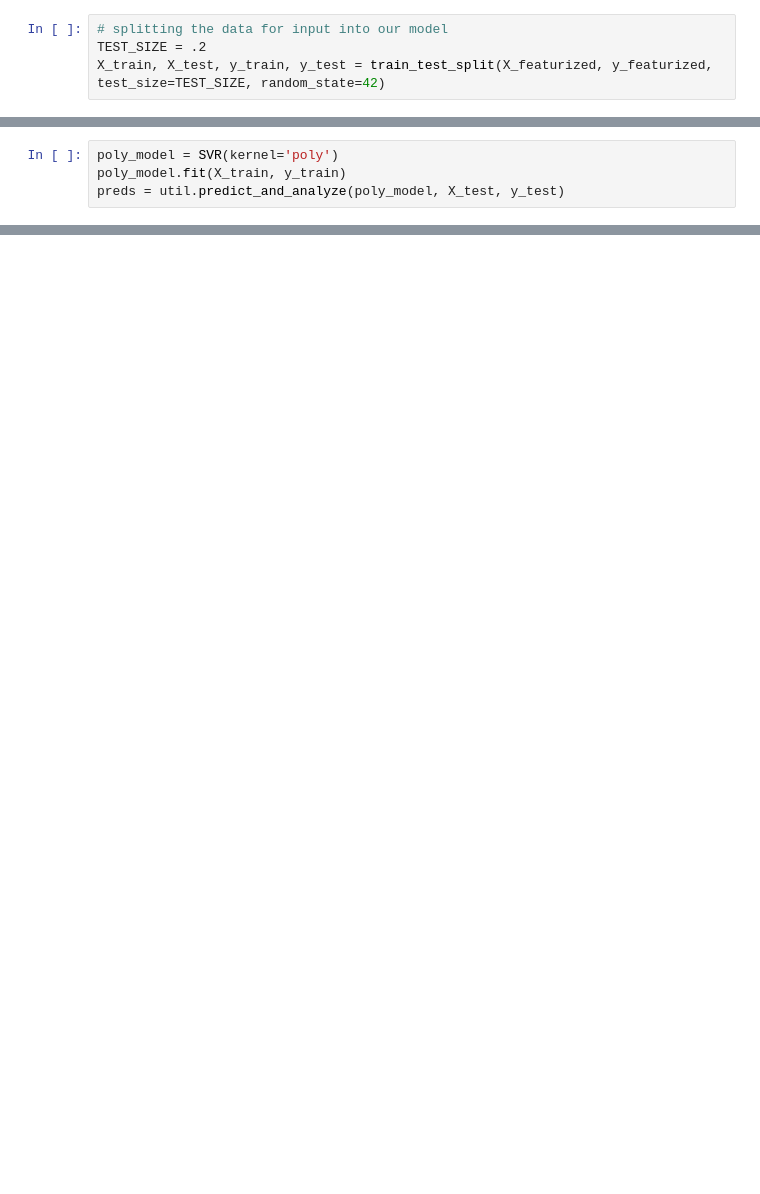
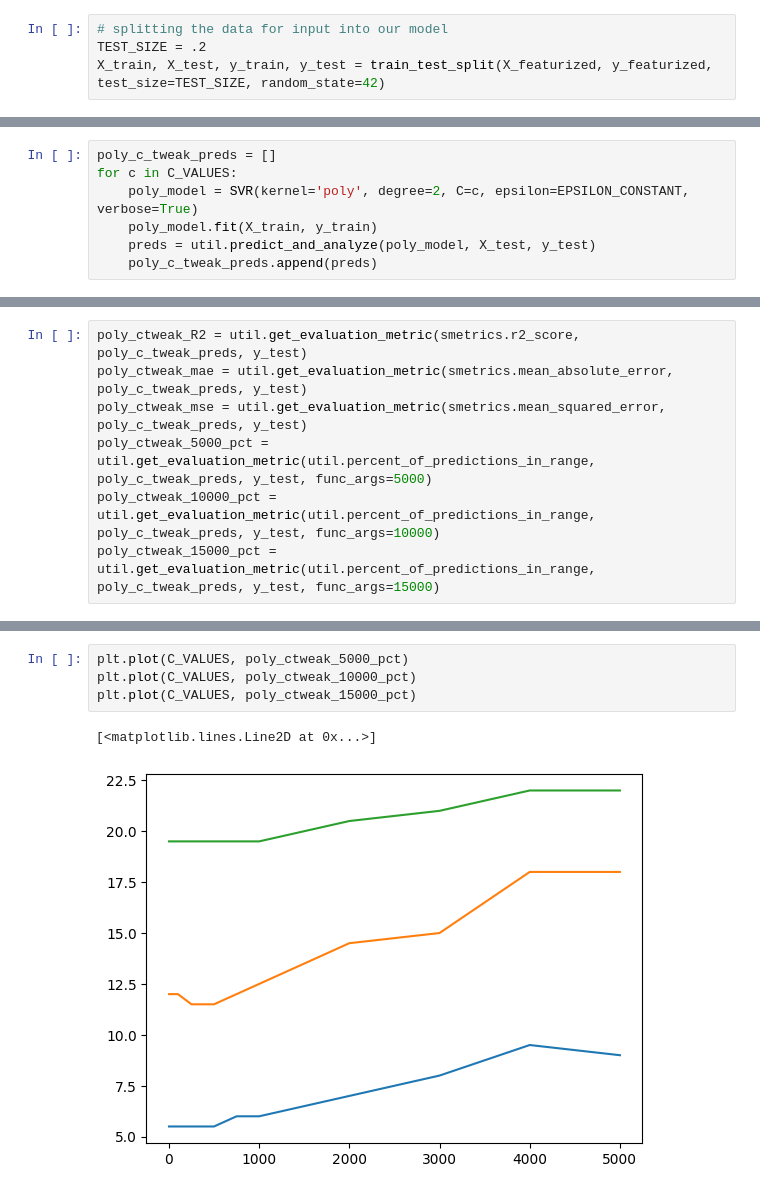
Before and after one commit to maxnbf/salary_prediction, a Jupyter notebook: svm_model.ipynb, the cells around one changed output, grey strips where cells are left out. Drawn from its saved outputs; the diff is of its cells as text; blank space fills up the shorter version.

```diff
--- a/svm_model.ipynb
+++ b/svm_model.ipynb
@@ -41,4 +61,7 @@ Percent of postings predicted within $10,000:  29.00
 # %%
-poly_model = SVR(kernel='poly')
-poly_model.fit(X_train, y_train)
-preds = util.predict_and_analyze(poly_model, X_test, y_test)
+poly_c_tweak_preds = []
+for c in C_VALUES:
+    poly_model = SVR(kernel='poly', degree=2, C=c, epsilon=EPSILON_CONSTANT, verbose=True)
+    poly_model.fit(X_train, y_train)
+    preds = util.predict_and_analyze(poly_model, X_test, y_test)
+    poly_c_tweak_preds.append(preds)
@@ -52,0 +93,7 @@ preds = util.predict_and_analyze(sigmoid_model, X_test, y_test)
+# %%
+poly_ctweak_R2 = util.get_evaluation_metric(smetrics.r2_score, poly_c_tweak_preds, y_test)
+poly_ctweak_mae = util.get_evaluation_metric(smetrics.mean_absolute_error, poly_c_tweak_preds, y_test)
+poly_ctweak_mse = util.get_evaluation_metric(smetrics.mean_squared_error, poly_c_tweak_preds, y_test)
+poly_ctweak_5000_pct = util.get_evaluation_metric(util.percent_of_predictions_in_range, poly_c_tweak_preds, y_test, func_args=5000)
+poly_ctweak_10000_pct = util.get_evaluation_metric(util.percent_of_predictions_in_range, poly_c_tweak_preds, y_test, func_args=10000)
+poly_ctweak_15000_pct = util.get_evaluation_metric(util.percent_of_predictions_in_range, poly_c_tweak_preds, y_test, func_args=15000)
@@ -52,0 +112,7 @@ preds = util.predict_and_analyze(sigmoid_model, X_test, y_test)
+# %%
+plt.plot(C_VALUES, poly_ctweak_5000_pct)
+plt.plot(C_VALUES, poly_ctweak_10000_pct)
+plt.plot(C_VALUES, poly_ctweak_15000_pct)
+# %% [output]
+[<matplotlib.lines.Line2D at 0x...>]
+[figure, added]
```
Also changed, not shown: parts of 11 cells of this notebook, 4 other files.
